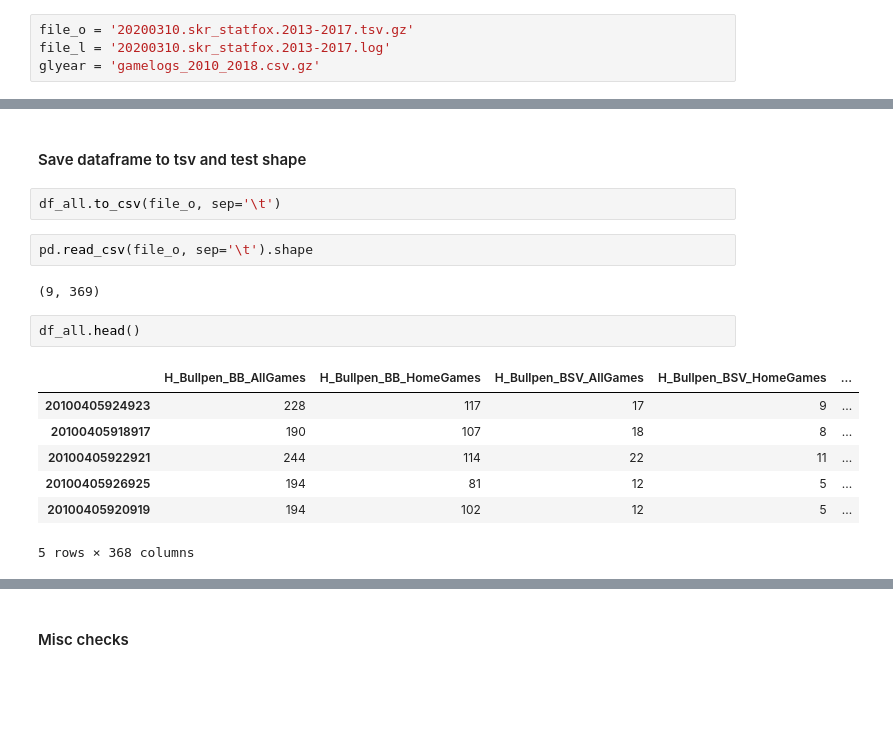
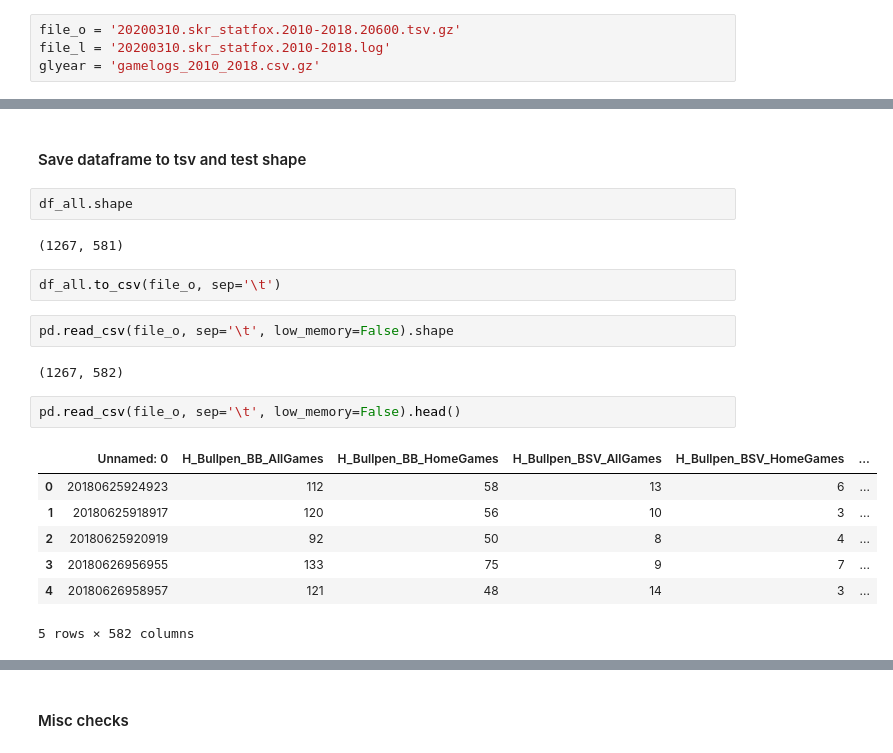
Before and after one commit to etothexipi/mlb_bet_notebooks, a Jupyter notebook: skr_statfox_matchups.ipynb, the cells around one changed output, grey strips where cells are left out. Saved outputs shown, nothing was run; the diff lists cells and outputs as text; blank space fills up the shorter version.

```diff
--- a/skr_statfox_matchups.ipynb
+++ b/skr_statfox_matchups.ipynb
@@ -19,8 +19,8 @@ import pickle
 import codecs
 from datetime import datetime
 # %%
-file_o = '20200310.skr_statfox.2013-2017.tsv.gz'
-file_l = '20200310.skr_statfox.2013-2017.log'
+file_o = '20200310.skr_statfox.2010-2018.20600.tsv.gz'
+file_l = '20200310.skr_statfox.2010-2018.log'
 glyear = 'gamelogs_2010_2018.csv.gz'
 # %%
 def FromPickleS3(bucketname, keyname):
@@ -252,18 +275,22 @@ for x in gms.index[:9]:
 # %% [markdown]
 #### Save dataframe to tsv and test shape
+# %%
+df_all.shape
+# %% [output]
+(1267, 581)
 # %%
 df_all.to_csv(file_o, sep='\t')
 # %%
-pd.read_csv(file_o, sep='\t').shape
+pd.read_csv(file_o, sep='\t', low_memory=False).shape
 # %% [output]
-(9, 369)
+(1267, 582)
-# %%
-df_all.head()
-# %% [output]
-|  | H_Bullpen_BB_AllGames | H_Bullpen_BB_HomeGames | H_Bullpen_BSV_AllGames | H_Bullpen_BSV_HomeGames | ... |
-| 20100405924923 | 228 | 117 | 17 | 9 | ... |
-| 20100405918917 | 190 | 107 | 18 | 8 | ... |
-| 20100405922921 | 244 | 114 | 22 | 11 | ... |
-| 20100405926925 | 194 | 81 | 12 | 5 | ... |
-| 20100405920919 | 194 | 102 | 12 | 5 | ... |
-5 rows × 368 columns
+# %%
+pd.read_csv(file_o, sep='\t', low_memory=False).head()
+# %% [output]
+|  | Unnamed: 0 | H_Bullpen_BB_AllGames | H_Bullpen_BB_HomeGames | H_Bullpen_BSV_AllGames | H_Bullpen_BSV_HomeGames | ... |
+| 0 | 20180625924923 | 112 | 58 | 13 | 6 | ... |
+| 1 | 20180625918917 | 120 | 56 | 10 | 3 | ... |
+| 2 | 20180625920919 | 92 | 50 | 8 | 4 | ... |
+| 3 | 20180626956955 | 133 | 75 | 9 | 7 | ... |
+| 4 | 20180626958957 | 121 | 48 | 14 | 3 | ... |
+5 rows × 582 columns
```
Also changed, not shown: parts of 4 cells of this notebook.
